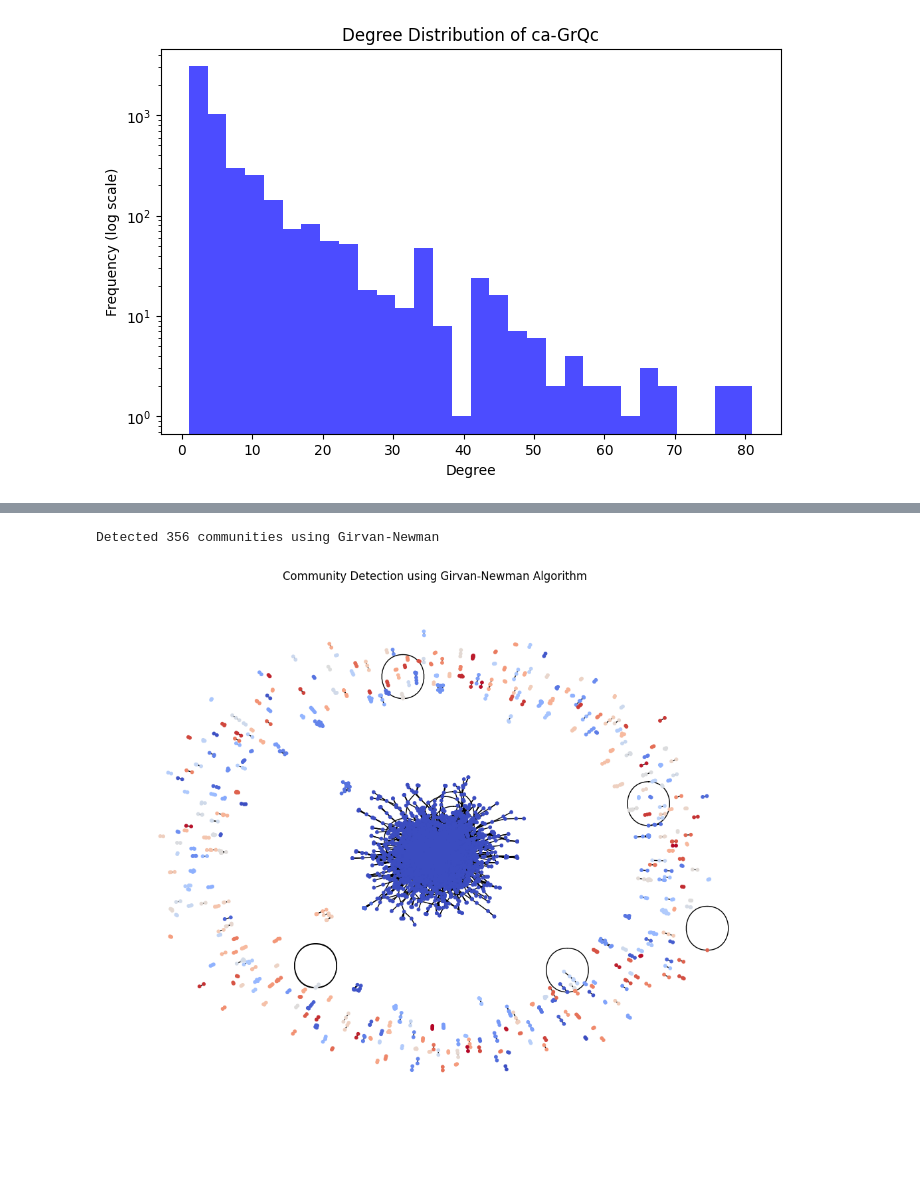
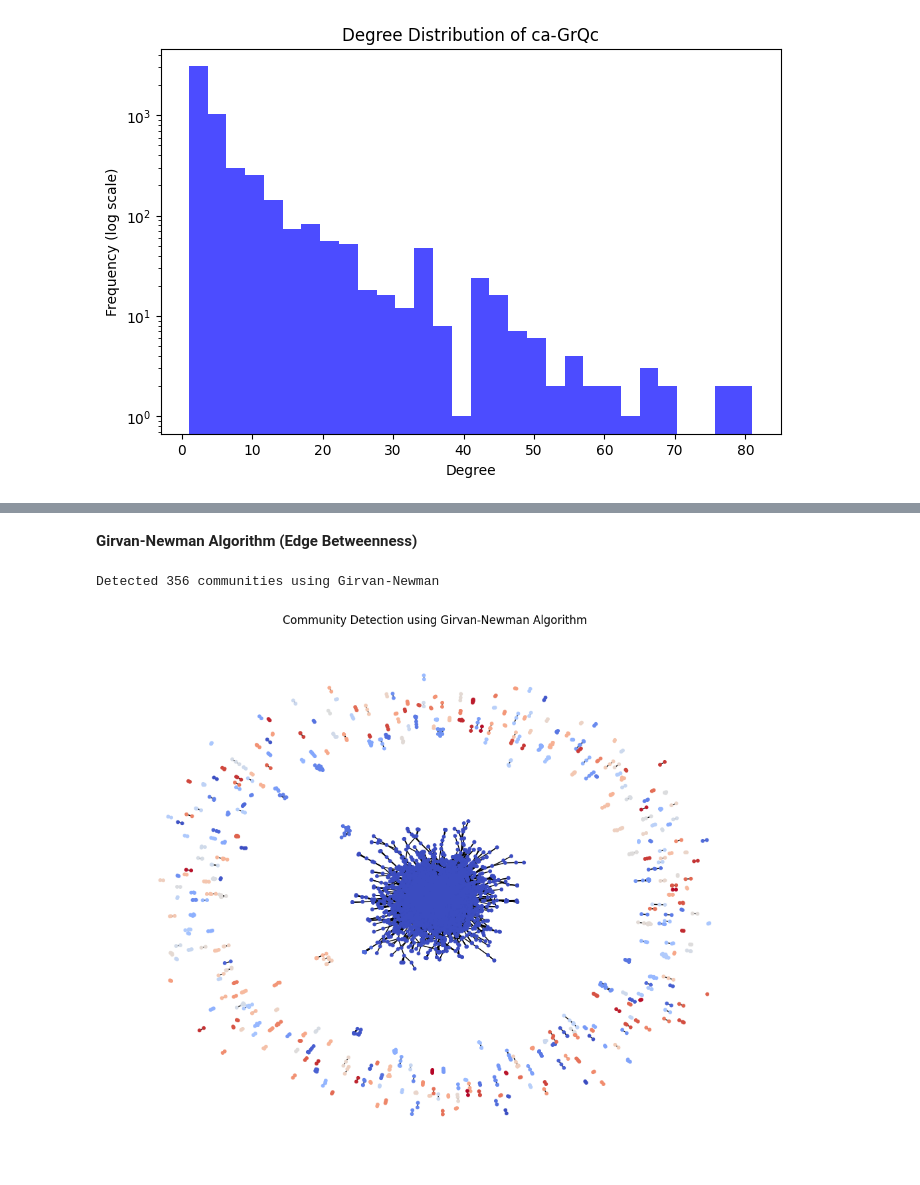
Before and after one commit to Abdelaziz03/Large-Scale-Graph-Mining_project, a Jupyter notebook: thing_1.ipynb, the cells around one changed output, grey strips where cells are left out. Saved outputs shown, nothing was run; the diff lists cells and outputs as text; code cells hidden in the pictures; blank space fills up the shorter version.

```diff
--- a/thing_1.ipynb
+++ b/thing_1.ipynb
@@ -89,10 +84,11 @@ for item in DegToCntV:
 
 # Convert to NetworkX graph
 nx_graph = snap_to_nx(snap_graph)
+no_loop = [(u, v) for u, v in nx_graph.edges() if u != v]
 
 # Visualize the graph
 plt.figure(figsize=(10, 8))
-nx.draw(nx_graph, node_size=10, edge_color="gray", alpha=0.7, with_labels=False)
+nx.draw(nx_graph, edgelist = no_loop,  node_size=10, edge_color="gray", alpha=0.7, with_labels=False)
 plt.title("Graph Visualization of ca-GrQc Dataset")
 plt.show()
 
@@ -114,6 +110,7 @@ partition = community_louvain.best_partition(nx_graph)
 plt.figure(figsize=(10, 8))
 nx.draw(
     nx_graph,
+    edgelist = no_loop,
     node_color=list(partition.values()),
     node_size=10,
     cmap=plt.cm.rainbow,
@@ -177,4 +182,4 @@ plt.show()
 # %%
 # Compute largest connected component
 largest_cc = max(nx.connected_components(nx_graph), key=len)
-subgraph = nx_graph.subgraph(largest_cc)
+nx_graph = nx_graph.nx_graph(largest_cc)
@@ -227,19 +218,22 @@ Detected 417 communities using Walktrap
 # %%
 from networkx.algorithms.community import asyn_fluidc, girvan_newman
+# %% [markdown]
+**Girvan-Newman
+Algorithm (Edge Betweenness)**
 # %%
-# 2. Girvan-Newman Algorithm (Edge Betweenness)
+#  Girvan-Newman Algorithm (Edge Betweenness)
 gn_generator = girvan_newman(nx_graph)
 gn_communities = next(gn_generator)  # Get first split
 gn_partition = {node: i for i, comm in enumerate(gn_communities) for node in comm}
 
 print(f"Detected {len(gn_communities)} communities using Girvan-Newman")
 
 # Visualize Girvan-Newman Communities
 plt.figure(figsize=(10, 8))
-nx.draw(nx_graph, pos, node_color=[gn_partition[n] for n in nx_graph.nodes()],
+nx.draw(nx_graph, pos, edgelist = no_loop, node_color=[gn_partition[n] for n in nx_graph.nodes()],
         node_size=10, cmap=plt.cm.coolwarm, with_labels=False)
 plt.title("Community Detection using Girvan-Newman Algorithm")
 plt.show()
 # %% [output]
 Detected 356 communities using Girvan-Newman
-[figure, old version]
+[figure, new version]
```
Also changed, not shown: parts of 15 cells of this notebook.
